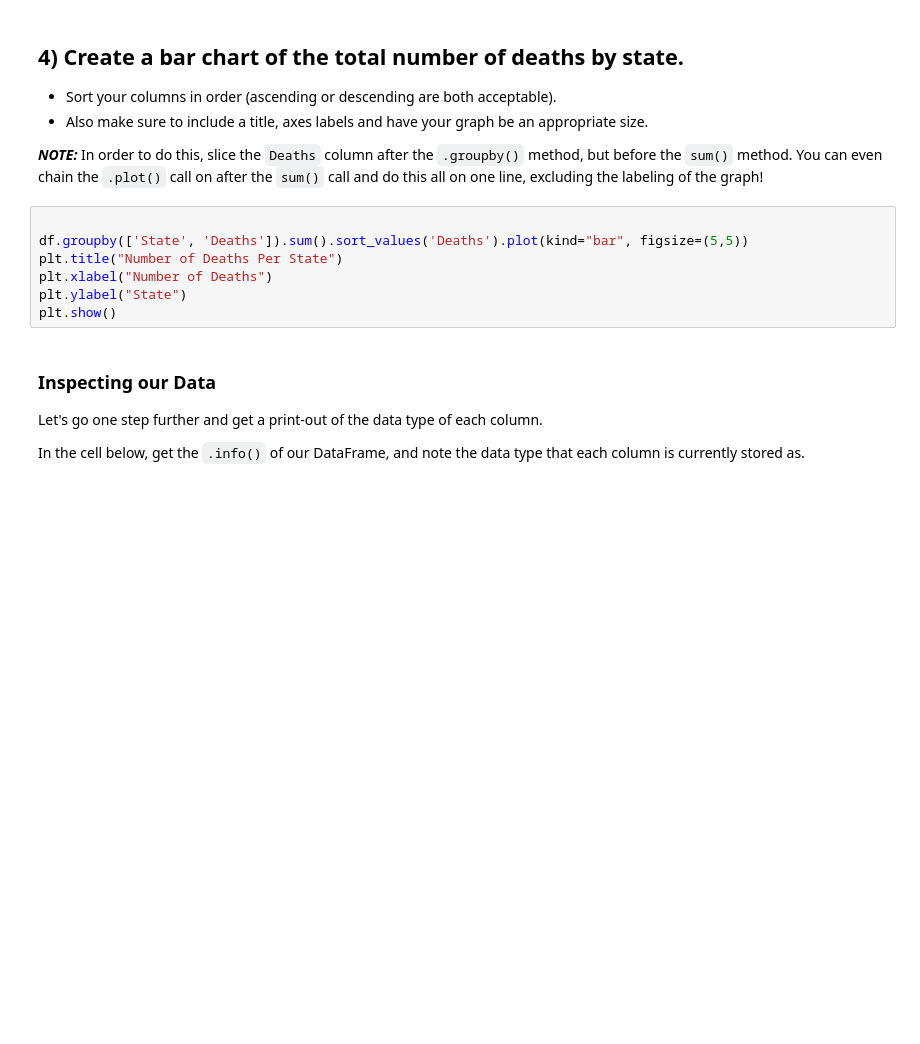
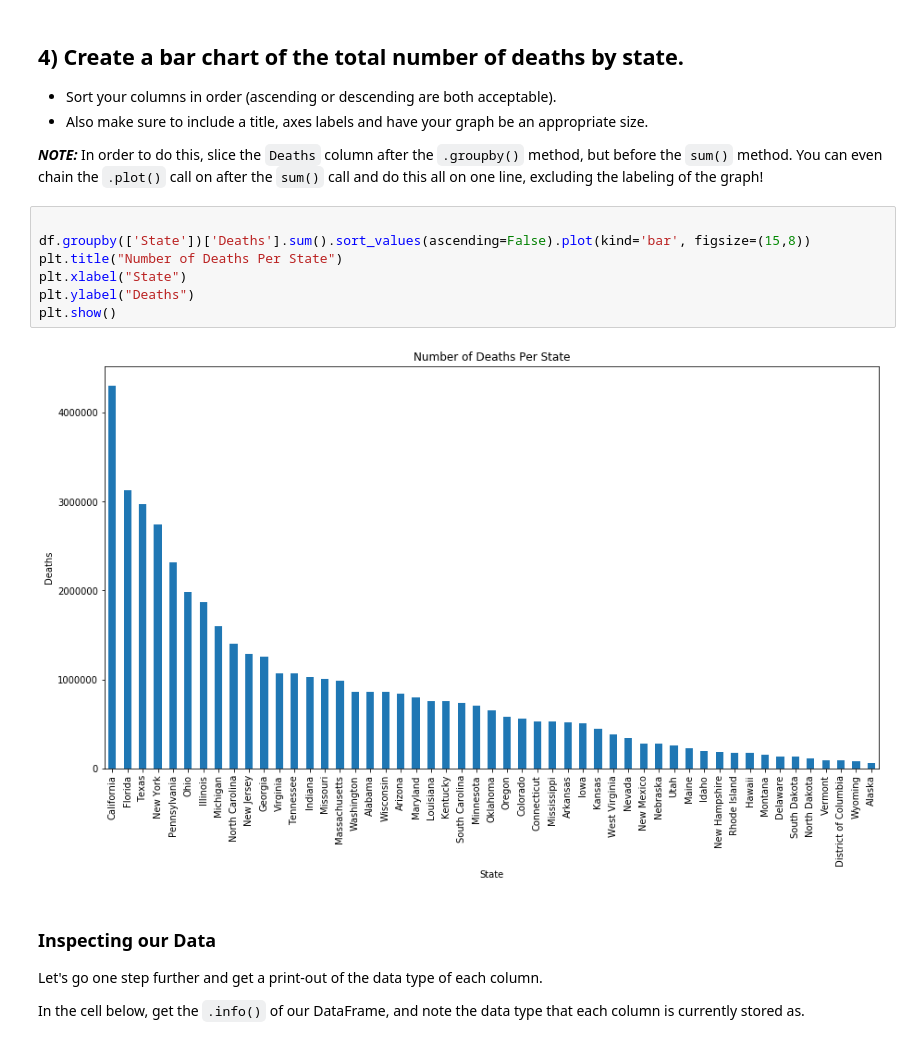
Before and after one commit to akelly66/Flatiron-School, a Jupyter notebook: Mod01/Section04/dsc-1-04-09-pivot-tables-with-pandas-lab-online-ds-pt-041519/index.ipynb, the cells around one changed output. Cells and saved outputs as stored; diff of their text form; blank space fills up the shorter version.

```diff
--- a/Mod01/Section04/dsc-1-04-09-pivot-tables-with-pandas-lab-online-ds-pt-041519/index.ipynb
+++ b/Mod01/Section04/dsc-1-04-09-pivot-tables-with-pandas-lab-online-ds-pt-041519/index.ipynb
@@ -120,11 +120,13 @@ df.groupby(['Gender', 'Race']).min()# Your code here
 **_NOTE:_** In order to do this, slice the `Deaths` column after the `.groupby()` method, but before the `sum()` method.  You can even chain the `.plot()` call on after the `sum()` call and do this all on one line, excluding the labeling of the graph!
 # %%
 
-df.groupby(['State', 'Deaths']).sum().sort_values('Deaths').plot(kind="bar", figsize=(5,5))
+df.groupby(['State'])['Deaths'].sum().sort_values(ascending=False).plot(kind='bar', figsize=(15,8))
 plt.title("Number of Deaths Per State")
-plt.xlabel("Number of Deaths")
-plt.ylabel("State")
+plt.xlabel("State")
+plt.ylabel("Deaths")
 plt.show()
+# %% [output]
+[figure, added]
 # %% [markdown]
 ### Inspecting our Data
 
```
Also changed, not shown: parts of 30 cells of this notebook.
